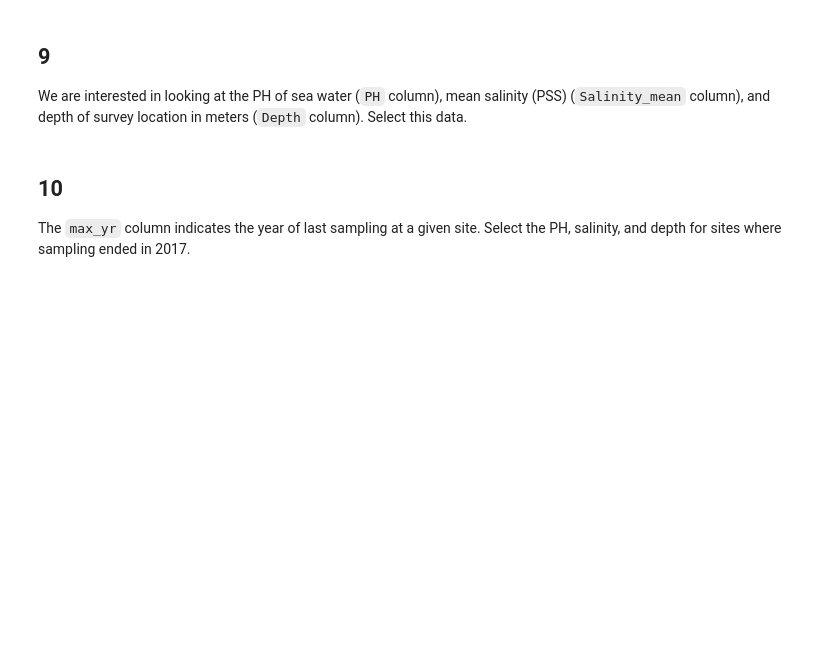
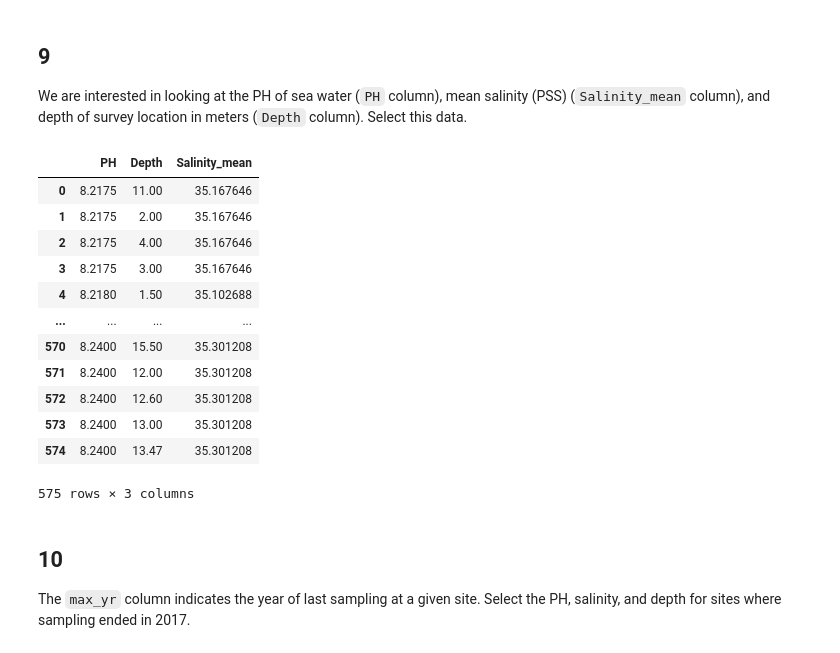
Before and after one commit to kateebeckerr/eds220-hwk-1, a Jupyter notebook: hwk1-task3.ipynb, the cells around one changed output. Drawn from its saved outputs; the diff is of its cells as text; code cells hidden in the pictures; blank space fills up the shorter version.

```diff
--- a/hwk1-task3.ipynb
+++ b/hwk1-task3.ipynb
@@ -266,3 +283,22 @@ We are interested in looking at the PH of sea water (`PH` column),  mean salinit
+# %%
+# solve exercise here
+# In the coral_div dataframe I selected for the three columns
+
+coral_div[['PH','Depth', 'Salinity_mean']]
+# %% [output]
+|  | PH | Depth | Salinity_mean |
+| 0 | 8.2175 | 11.00 | 35.167646 |
+| 1 | 8.2175 | 2.00 | 35.167646 |
+| 2 | 8.2175 | 4.00 | 35.167646 |
+| 3 | 8.2175 | 3.00 | 35.167646 |
+| 4 | 8.2180 | 1.50 | 35.102688 |
+| ... | ... | ... | ... |
+| 570 | 8.2400 | 15.50 | 35.301208 |
+| 571 | 8.2400 | 12.00 | 35.301208 |
+| 572 | 8.2400 | 12.60 | 35.301208 |
+| 573 | 8.2400 | 13.00 | 35.301208 |
+| 574 | 8.2400 | 13.47 | 35.301208 |
+575 rows × 3 columns
 # %% [markdown]
 ## 10
 The `max_yr` column indicates the year of last sampling at a given site. Select the PH, salinity, and depth for sites where sampling ended in 2017.
```
Also changed, not shown: parts of 14 cells of this notebook.
